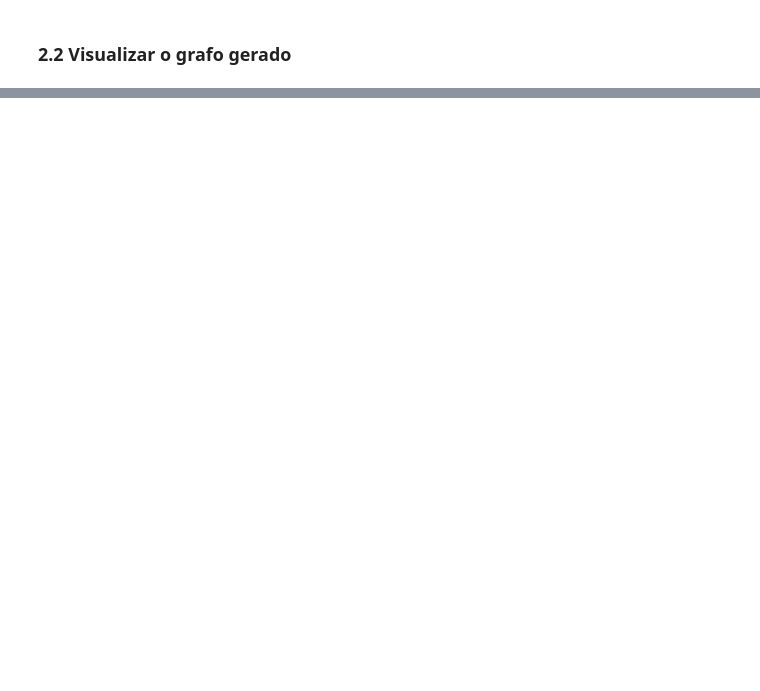
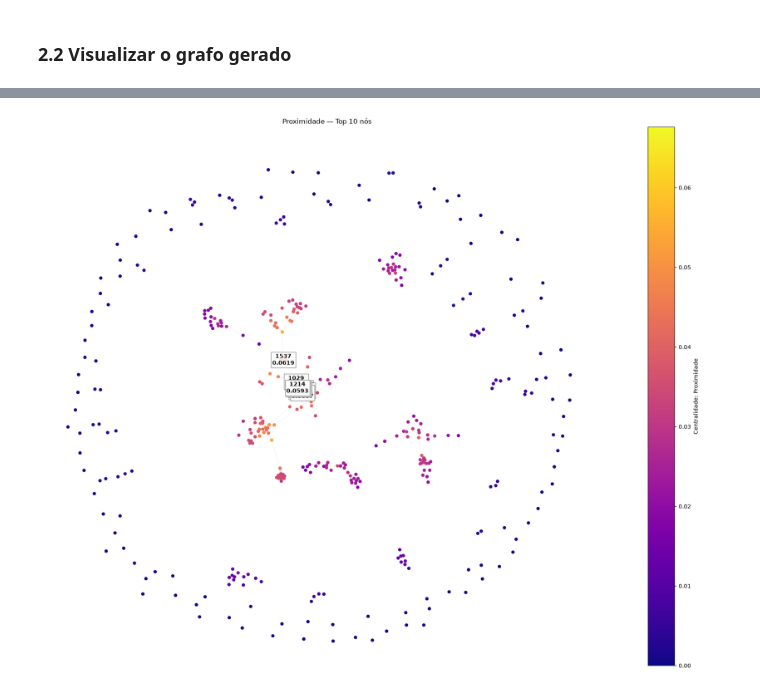
Before and after one commit to Suyannesara/tag-trabalho-1, a Jupyter notebook: main.ipynb, the cells around one changed output, grey strips where cells are left out. Saved outputs shown, nothing was run; the diff lists cells and outputs as text; code cells hidden in the pictures; blank space fills up the shorter version.

```diff
--- a/main.ipynb
+++ b/main.ipynb
@@ -78,0 +284,6 @@ KeyboardInterrupt:
+# %%
+top_proximidade = visualizar_centralidade(
+    G_amostra, pos, proximidade, "Proximidade"
+)
+# %% [output]
+[figure, added]
```
Also changed, not shown: parts of 20 cells of this notebook, 2 other files.
